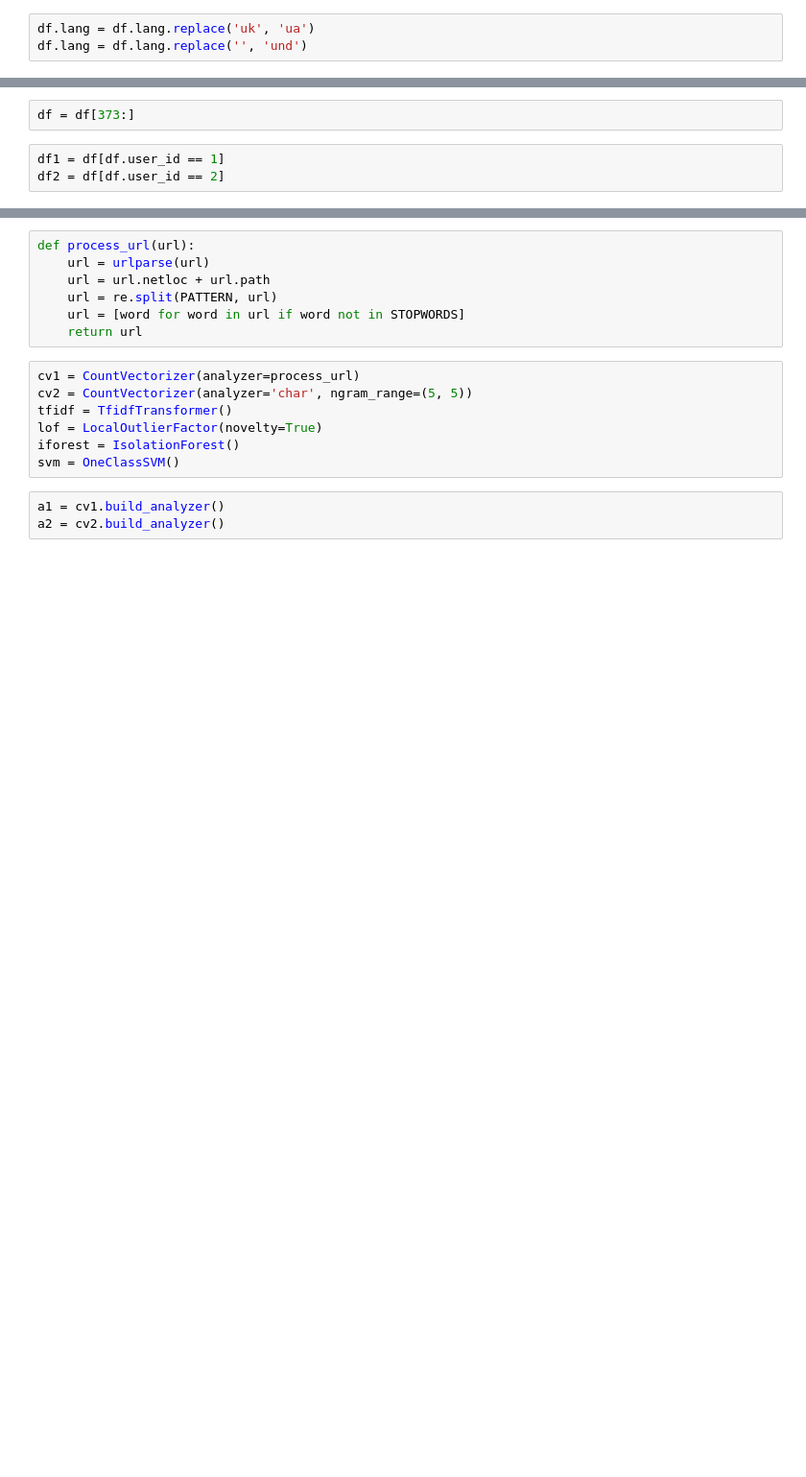
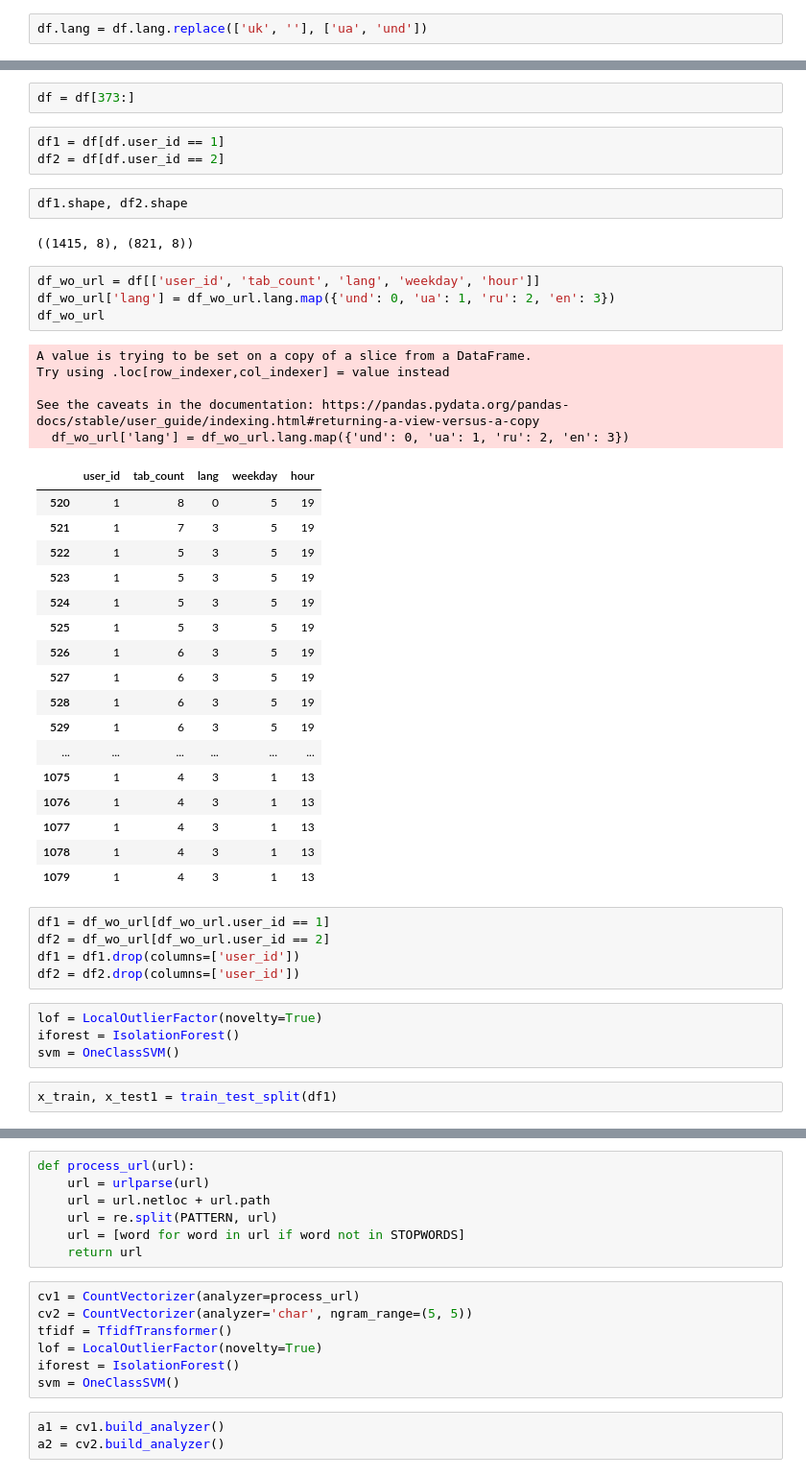
Before and after one commit to andrey13771/profiler, a Jupyter notebook: profiler_research.ipynb, the cells around one changed output, grey strips where cells are left out. Shown at 96% size. Cells and saved outputs as stored; diff of their text form; blank space fills up the shorter version.

```diff
--- a/profiler_research.ipynb
+++ b/profiler_research.ipynb
@@ -40,6 +61,5 @@ df.describe(include='all')
 # %%
-df.lang = df.lang.replace('uk', 'ua')
-df.lang = df.lang.replace('', 'und')
+df.lang = df.lang.replace(['uk', ''], ['ua', 'und'])
 # %%
 df['weekday'] = df.timestamp.apply(datetime.weekday)
 # %%
@@ -65,3 +89,45 @@ df = df[373:]
 # %%
 df1 = df[df.user_id == 1]
 df2 = df[df.user_id == 2]
+# %%
+df1.shape, df2.shape
+# %% [output]
+((1415, 8), (821, 8))
+# %%
+df_wo_url = df[['user_id', 'tab_count', 'lang', 'weekday', 'hour']]
+df_wo_url['lang'] = df_wo_url.lang.map({'und': 0, 'ua': 1, 'ru': 2, 'en': 3})
+df_wo_url
+# %% [output]
+A value is trying to be set on a copy of a slice from a DataFrame.
+Try using .loc[row_indexer,col_indexer] = value instead
+
+See the caveats in the documentation: https://pandas.pydata.org/pandas-docs/stable/user_guide/indexing.html#returning-a-view-versus-a-copy
+  df_wo_url['lang'] = df_wo_url.lang.map({'und': 0, 'ua': 1, 'ru': 2, 'en': 3})
+|  | user_id | tab_count | lang | weekday | hour |
+| 520 | 1 | 8 | 0 | 5 | 19 |
+| 521 | 1 | 7 | 3 | 5 | 19 |
+| 522 | 1 | 5 | 3 | 5 | 19 |
+| 523 | 1 | 5 | 3 | 5 | 19 |
+| 524 | 1 | 5 | 3 | 5 | 19 |
+| 525 | 1 | 5 | 3 | 5 | 19 |
+| 526 | 1 | 6 | 3 | 5 | 19 |
+| 527 | 1 | 6 | 3 | 5 | 19 |
+| 528 | 1 | 6 | 3 | 5 | 19 |
+| 529 | 1 | 6 | 3 | 5 | 19 |
+| ... | ... | ... | ... | ... | ... |
+| 1075 | 1 | 4 | 3 | 1 | 13 |
+| 1076 | 1 | 4 | 3 | 1 | 13 |
+| 1077 | 1 | 4 | 3 | 1 | 13 |
+| 1078 | 1 | 4 | 3 | 1 | 13 |
+| 1079 | 1 | 4 | 3 | 1 | 13 |
+# %%
+df1 = df_wo_url[df_wo_url.user_id == 1]
+df2 = df_wo_url[df_wo_url.user_id == 2]
+df1 = df1.drop(columns=['user_id'])
+df2 = df2.drop(columns=['user_id'])
+# %%
+lof = LocalOutlierFactor(novelty=True)
+iforest = IsolationForest()
+svm = OneClassSVM()
+# %%
+x_train, x_test1 = train_test_split(df1)
```
Also changed, not shown: parts of 33 cells of this notebook.
